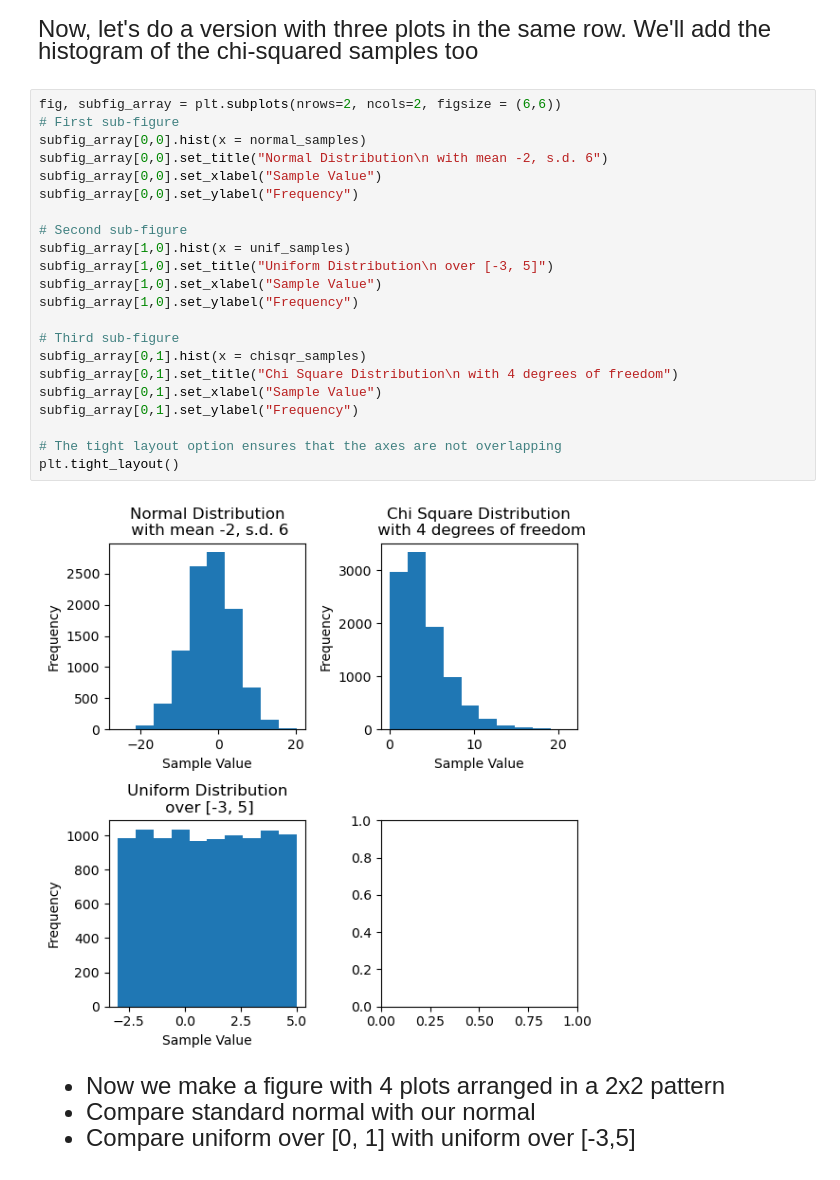
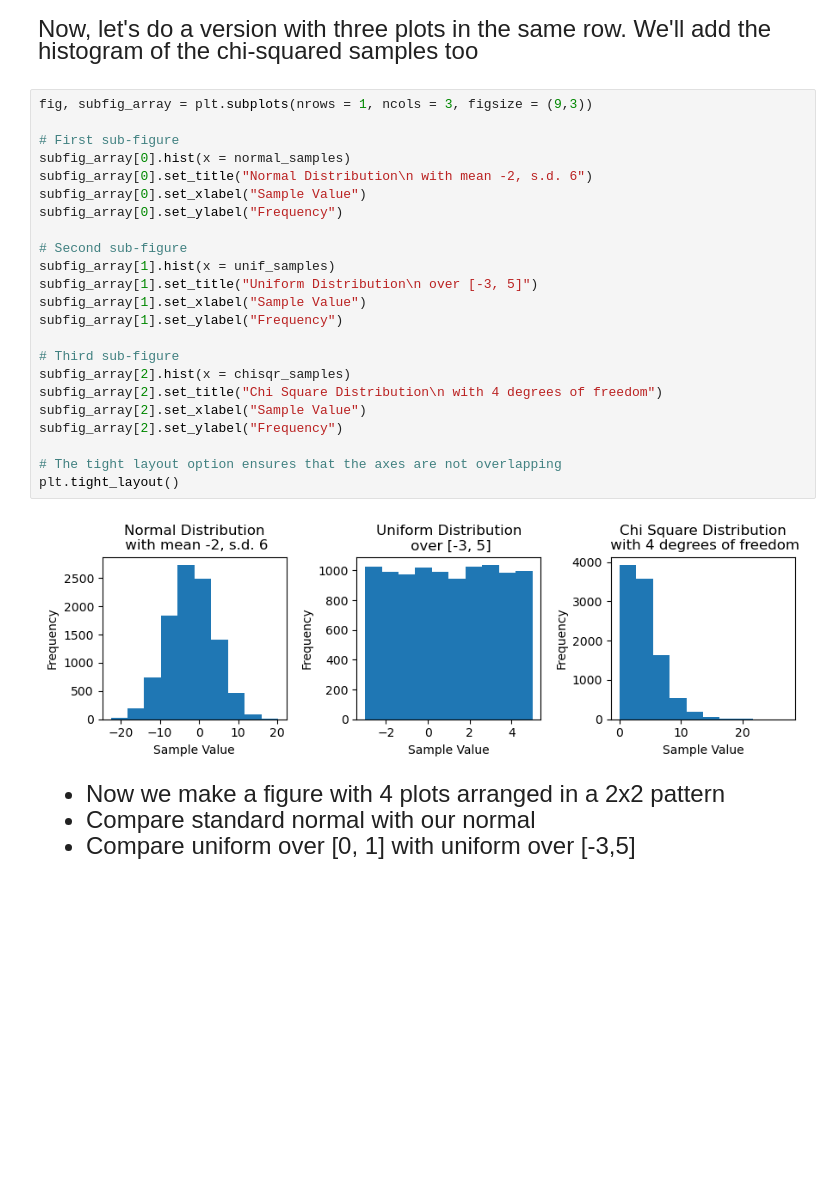
Before and after one commit to HenrySpin/qtm151fall2025, a Jupyter notebook: Lecture_08 - random variables/Lecture8 copy.ipynb, the cells around one changed output. Saved outputs shown, nothing was run; the diff lists cells and outputs as text; blank space fills up the shorter version.

```diff
--- a/Lecture_08 - random variables/Lecture8 copy.ipynb
+++ b/Lecture_08 - random variables/Lecture8 copy.ipynb
@@ -149,29 +144,30 @@ plt.show()
 
 Now, let's do a version with three plots in the same row. We'll add the histogram of the chi-squared samples too
 # %%
-fig, subfig_array = plt.subplots(nrows=2, ncols=2, figsize = (6,6))
+fig, subfig_array = plt.subplots(nrows = 1, ncols = 3, figsize = (9,3))
+
 # First sub-figure
-subfig_array[0,0].hist(x = normal_samples)
-subfig_array[0,0].set_title("Normal Distribution\n with mean -2, s.d. 6")
-subfig_array[0,0].set_xlabel("Sample Value")
-subfig_array[0,0].set_ylabel("Frequency")
+subfig_array[0].hist(x = normal_samples)
+subfig_array[0].set_title("Normal Distribution\n with mean -2, s.d. 6")
+subfig_array[0].set_xlabel("Sample Value")
+subfig_array[0].set_ylabel("Frequency")
 
 # Second sub-figure
-subfig_array[1,0].hist(x = unif_samples)
-subfig_array[1,0].set_title("Uniform Distribution\n over [-3, 5]")
-subfig_array[1,0].set_xlabel("Sample Value")
-subfig_array[1,0].set_ylabel("Frequency")
+subfig_array[1].hist(x = unif_samples)
+subfig_array[1].set_title("Uniform Distribution\n over [-3, 5]")
+subfig_array[1].set_xlabel("Sample Value")
+subfig_array[1].set_ylabel("Frequency")
 
 # Third sub-figure
-subfig_array[0,1].hist(x = chisqr_samples)
-subfig_array[0,1].set_title("Chi Square Distribution\n with 4 degrees of freedom")
-subfig_array[0,1].set_xlabel("Sample Value")
-subfig_array[0,1].set_ylabel("Frequency")
+subfig_array[2].hist(x = chisqr_samples)
+subfig_array[2].set_title("Chi Square Distribution\n with 4 degrees of freedom")
+subfig_array[2].set_xlabel("Sample Value")
+subfig_array[2].set_ylabel("Frequency")
 
 # The tight layout option ensures that the axes are not overlapping
 plt.tight_layout()
 # %% [output]
-[figure, old version]
+[figure, new version]
 # %% [markdown]
 <font size = "5">
 
```
Also changed, not shown: parts of 15 cells of this notebook, 1 other file.
